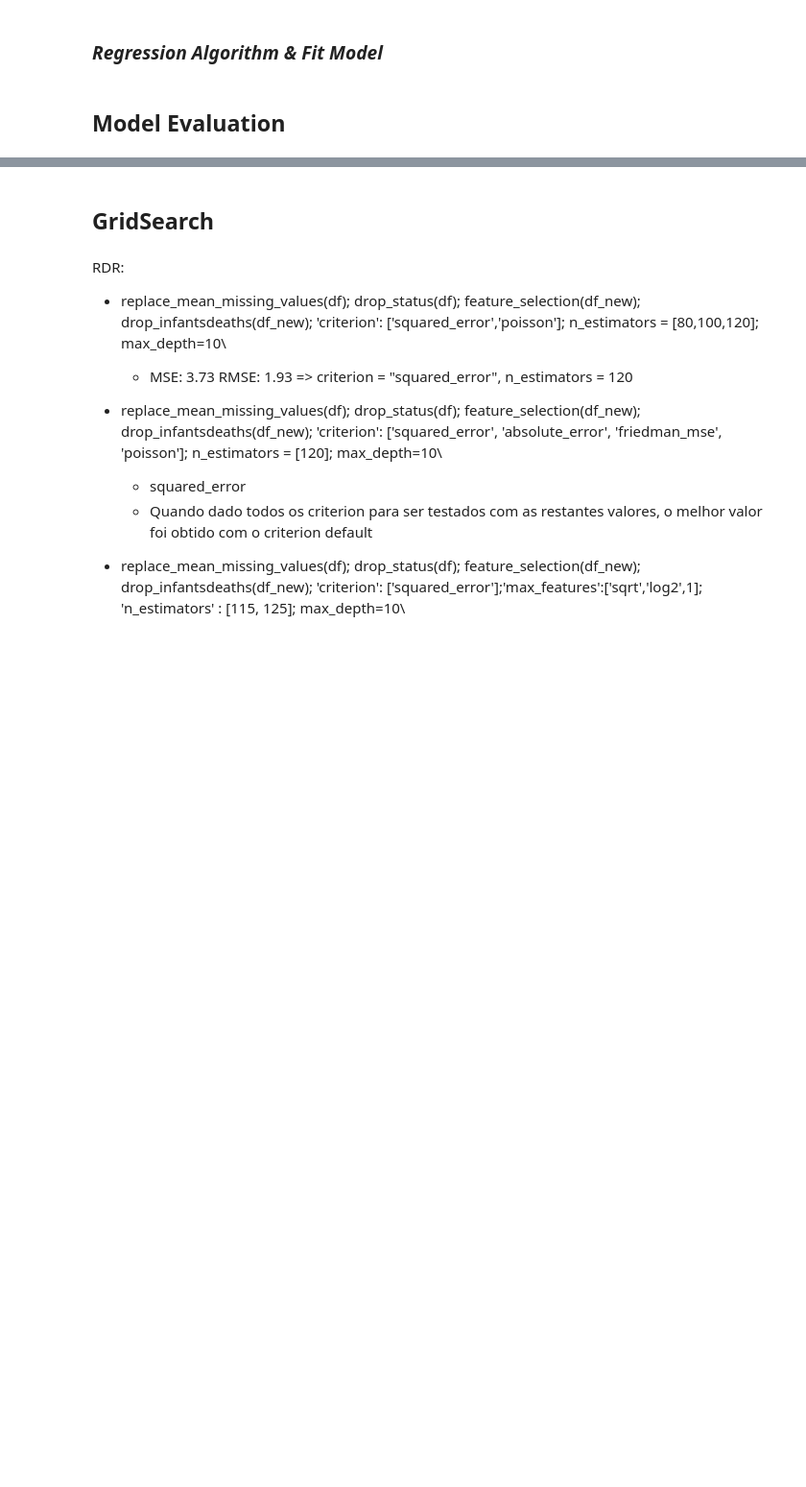
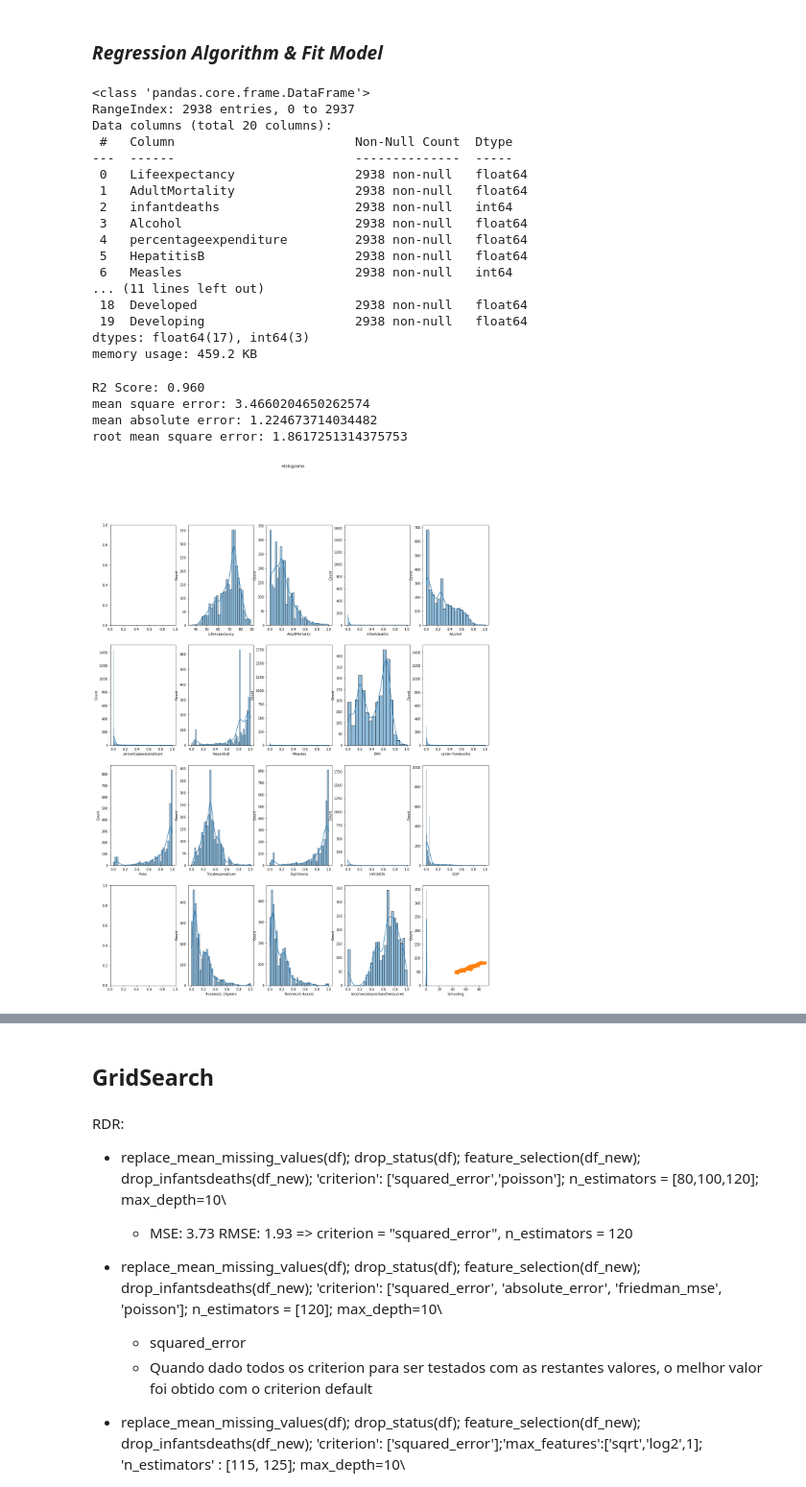
Before and after one commit to MarianaFilipa/DAA, a Jupyter notebook: Grupo_Tarefa/Grupo.ipynb, the cells around one changed output, grey strips where cells are left out. Shown at 96% size. Drawn from its saved outputs; the diff is of its cells as text; code cells hidden in the pictures; blank space fills up the shorter version.

```diff
--- a/Grupo_Tarefa/Grupo.ipynb
+++ b/Grupo_Tarefa/Grupo.ipynb
@@ -329,6 +327,8 @@ def feature_selection(df):
     df.drop(['Year'], axis=1, inplace=True)
     #Column Population: this column has a lot of missing values, and as we can see, it has a low correlation
     df.drop(['Population'], axis=1, inplace=True)
+
+    df = drop_infantsdeaths(df)
 # %%
 def drop_thiness119years(df):
     df_drop= df.drop(['thinness1-19years'],axis=1)
@@ -448,38 +436,85 @@ memory usage: 413.3 KB
 # %%
 gridsearch = False
 linear = False
 svr = False
 ridge = False
 sgd = False
 rdr = True
 lasso = False
 
+RANDOM_STATE = 2022
+
+
+df = preprocessing(df)
+
+
+X = df.drop(['Lifeexpectancy'], axis=1)
+y = df['Lifeexpectancy']
+
+scaled_X = minMaxScaler(X)
+df_scaled = scaled_X
+df_scaled['Lifeexpectancy'] = y
+
+# relation_attributes(df_scaled)
+atributes_distribution(df_scaled)
+
+#sns.heatmap(df.isnull(),yticklabels=False, cbar=False, cmap='viridis')
+#df.info()
+
+#plt.figure(figsize = (16,10))
+#sns.heatmap(df_new.corr(), annot=True)
+
+
 if(not(gridsearch)):
     X_train, X_test, y_train, y_test = train_test_split(X, y, test_size = 0.33, random_state=2022)
 
     if(linear):
-        model = LinearRegression()
+        model = LinearRegression(random_state= RANDOM_STATE)
         model.fit(X_train, y_train)
 
     elif(svr):
-        print("SVR")
+        model = SVR(random_state= RANDOM_STATE)
+        model.fit(X_train, y_train)
 
     elif(ridge):
         # apply model with CV
-        model = Ridge()
+        model = Ridge(random_state= RANDOM_STATE)
         model.fit(X_train, y_train)
 
     elif(sgd):
-        model = SGDRegressor()
+        model = SGDRegressor(random_state= RANDOM_STATE)
         model.fit(X_train, y_train)
 
     elif(rdr):
-        model = RandomForestRegressor(criterion = 'squared_error', max_features='sqrt', n_estimators = 115)
+        model = RandomForestRegressor(criterion = 'squared_error', max_features='sqrt', n_estimators = 115, random_state= RANDOM_STATE)
         # , max_depth = 10, n_estimators=120
         model.fit(X_train, y_train)
 
     elif(lasso):
-        model = Lasso()
+        model = Lasso(random_state= RANDOM_STATE)
         model.fit(X_train, y_train)
+
+    evaluation_model(model, X_test, y_test)
+# %% [output]
+<class 'pandas.core.frame.DataFrame'>
+RangeIndex: 2938 entries, 0 to 2937
+Data columns (total 20 columns):
+ #   Column                        Non-Null Count  Dtype
+---  ------                        --------------  -----
+ 0   Lifeexpectancy                2938 non-null   float64
+ 1   AdultMortality                2938 non-null   float64
+ 2   infantdeaths                  2938 non-null   int64
+ 3   Alcohol                       2938 non-null   float64
+ 4   percentageexpenditure         2938 non-null   float64
+ 5   HepatitisB                    2938 non-null   float64
+ 6   Measles                       2938 non-null   int64
+... (11 lines left out)
+ 18  Developed                     2938 non-null   float64
+ 19  Developing                    2938 non-null   float64
+dtypes: float64(17), int64(3)
+memory usage: 459.2 KB
+R2 Score: 0.960
+mean square error: 3.4660204650262574
+mean absolute error: 1.224673714034482
+root mean square error: 1.8617251314375753
+[figure, added]
-# %% [markdown]
-## **Model Evaluation**
```
Also changed, not shown: parts of 23 cells of this notebook, 2 other files.
